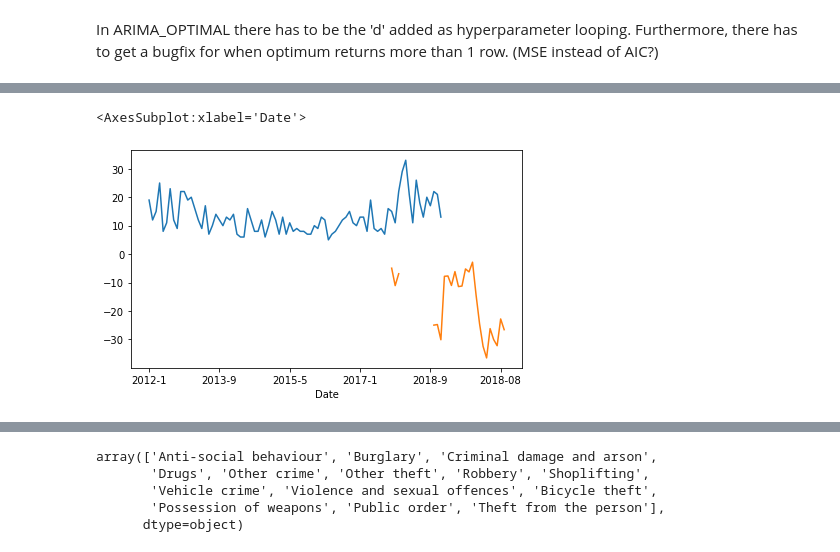
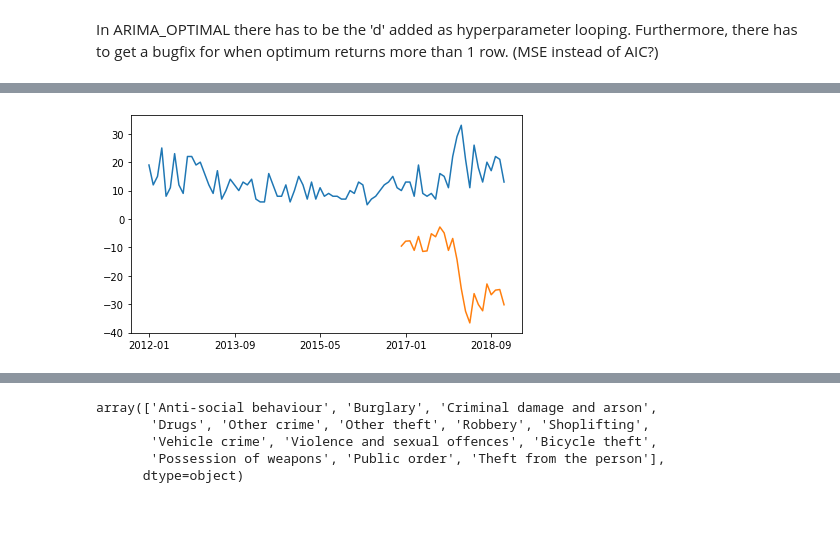
Before and after one commit to njitsh/Data-Challenge-2, a Jupyter notebook: Model.ipynb, the cells around one changed output, grey strips where cells are left out. Saved outputs shown, nothing was run; the diff lists cells and outputs as text; code cells hidden in the pictures; blank space fills up the shorter version.

Commit message:
Display date information correctly

```diff
--- a/Model.ipynb
+++ b/Model.ipynb
@@ -39,8 +39,10 @@ warnings.filterwarnings('ignore')
 
 from numpy import cumsum
 from datetime import datetime as dt
+# %%
+data_path = input("Enter the path to the data folder: ")
 # %%
-Train = pd.read_csv(r"C:\Users\20201935\Documents\Data Challenge 2\Stijn data\train_count_street_data.csv")
+Train = pd.read_csv(str(data_path) + "\\train_count_street_data.csv")
 Train.drop("Unnamed: 0", axis=1, inplace=True)
 Train = Train[Train['MSOA'] != 'na']
 Train['Crime type'] = Train['Crime type'].replace(['Violent crime'],'Violence and sexual offences')
@@ -48,13 +50,13 @@ Train['Crime type'] = Train['Crime type'].replace(['Public disorder and weapons'
 # Train['Crime type'] = Train['Crime type'].replace(['Bicycle theft'],'Other theft')
 # Train['Crime type'] = Train['Crime type'].replace(['Theft from the person'],'Other theft')
 
-TestCovid = pd.read_csv(r"C:\Users\20201935\Documents\Data Challenge 2\Stijn data\test_covid_count_street_data.csv")
+TestCovid = pd.read_csv(data_path + "\\test_covid_count_street_data.csv")
 TestCovid.drop("Unnamed: 0", axis=1, inplace=True)
 TestCovid = TestCovid[TestCovid['MSOA'] != 'na']
 # TestCovid['Crime type'] = TestCovid['Crime type'].replace(['Bicycle theft'],'Other theft')
 # TestCovid['Crime type'] = TestCovid['Crime type'].replace(['Theft from the person'],'Other theft')
 
-TestNoCovid = pd.read_csv(r"C:\Users\20201935\Documents\Data Challenge 2\Stijn data\test_no_covid_count_street_data.csv")
+TestNoCovid = pd.read_csv(data_path + "\\test_no_covid_count_street_data.csv")
 TestNoCovid.drop("Unnamed: 0", axis=1, inplace=True)
 TestNoCovid = TestNoCovid[TestNoCovid['MSOA'] != 'na']
 # TestNoCovid['Crime type'] = TestNoCovid['Crime type'].replace(['Bicycle theft'],'Other theft')
@@ -99,4 +103,7 @@ array([   3.59444183,    1.1092812 ,   -9.28367009,  893.49607535,
 # %%
-Train['Date'] = Train['Year'].astype(str) + '-' + Train['Month'].astype(str)
-TestCovid['Date'] = TestCovid['Year'].astype(str) + '-' + TestCovid['Month'].astype(str)
-TestNoCovid['Date'] = TestNoCovid['Year'].astype(str) + '-' + TestNoCovid['Month'].astype(str)
+# Train['Date'] = Train['Year'].astype(str) + '-' + Train['Month'].astype(str)
+# TestCovid['Date'] = TestCovid['Year'].astype(str) + '-' + TestCovid['Month'].astype(str)
+# TestNoCovid['Date'] = TestNoCovid['Year'].astype(str) + '-' + TestNoCovid['Month'].astype(str)
+Train = Train.rename(columns={"Month":"Date"})
+TestCovid = TestCovid.rename(columns={"Month":"Date"})
+TestNoCovid = TestNoCovid.rename(columns={"Month":"Date"})
@@ -109,8 +132,8 @@ def ARIMA_DATA(df, MSOA, category):
     ###Gets the data of a specific MSOA and category to use in the ARIMA_OPTIMAL function
     ###
 
-    df = df[(df['MSOA'] == str(MSOA)) & (df['Crime type'] == category)]
-    df = df[['count', 'Date']]
+    df = df[(df['MSOA'] == int(MSOA)) & (df['Crime type'] == category)]
+    df = df[['Date', 'count']]
     df = df.set_index('Date')
 
     return df
@@ -252,9 +291,8 @@ fig
 # %%
 plot_data = pd.concat([data, test], axis=1)
 fig_plot = plot_data['count'].plot(figsize=(7,4))
-fig_plot_2 = plot_data['predicted_mean'].plot(ax=fig_plot)
+plot_data['predicted_mean'].plot(ax=fig_plot)
 # fig2.legend(['count', 'forecasted']);
-fig_plot_2
+fig_plot;
 # %% [output]
-<AxesSubplot:xlabel='Date'>
-[figure, old version]
+[figure, new version]
```
Also changed, not shown: parts of 9 cells of this notebook.
